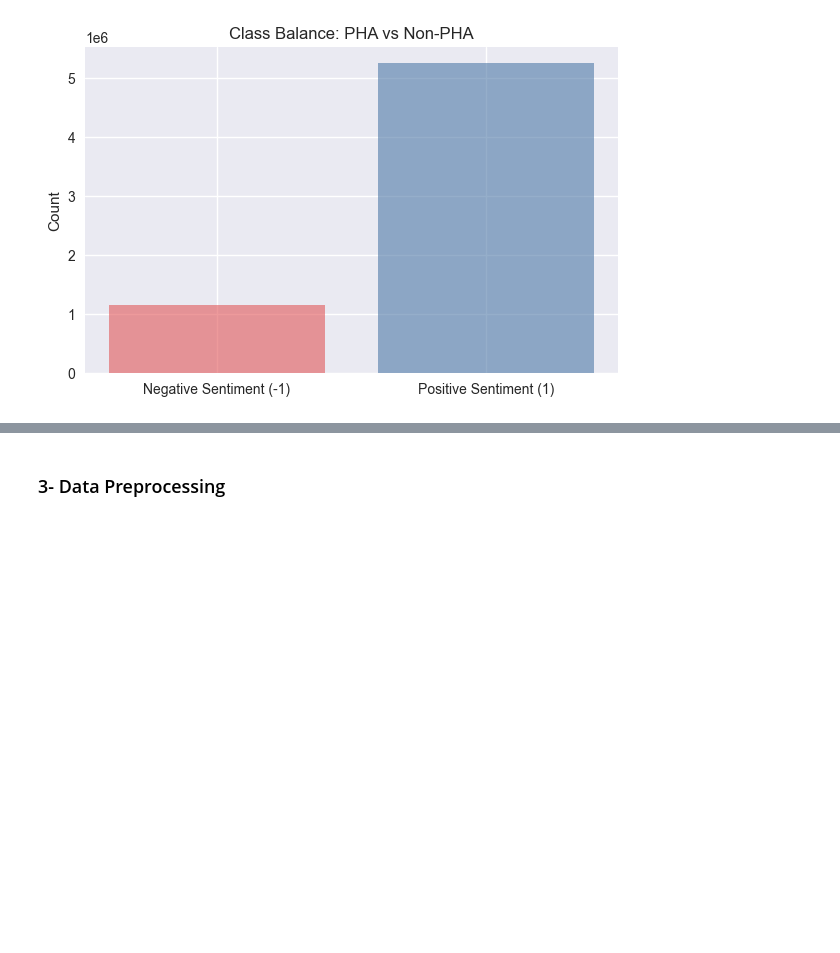
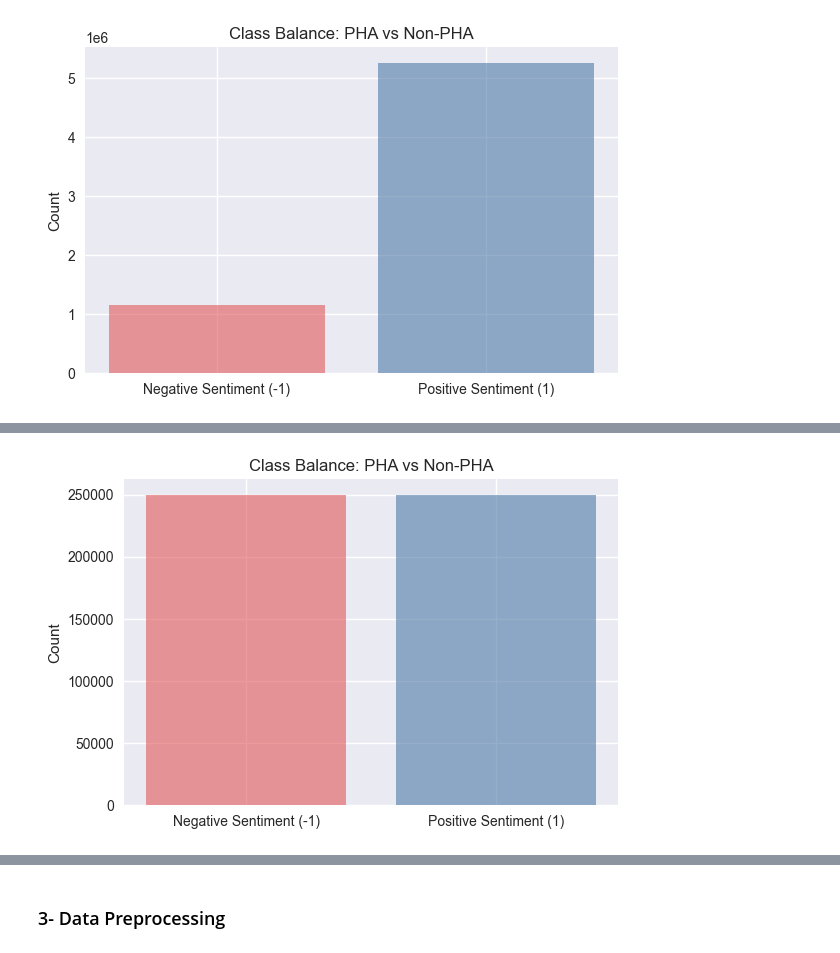
Before and after one commit to fatemalaali/nlp-game-reviews, a Jupyter notebook: game-sentiment-analysis.ipynb, the cells around one changed output, grey strips where cells are left out. Drawn from its saved outputs; the diff is of its cells as text; code cells hidden in the pictures; blank space fills up the shorter version.

Commit message:
eda and some data cleaning

```diff
--- a/game-sentiment-analysis.ipynb
+++ b/game-sentiment-analysis.ipynb
@@ -91,5 +100,5 @@ plt.savefig('figures/sentiment_class_balance.png')
 # %%
-def make_balanced_subset_500k(
+def make_balanced_subset(
     csv_path: str = "data/dataset.csv",
     score_col: str = "review_score",
     classes: tuple = (-1, 1),
@@ -159,13 +168,16 @@ def make_balanced_subset_500k(
 
     return balanced
 
-balanced_df = make_balanced_subset_500k(
+balanced_path = 'data/dataset_balanced_500k.csv'
+balanced_file = Path(balanced_path)
+
+balanced_df = (pd.read_csv(balanced_path) if balanced_file.exists() else make_balanced_subset(
     csv_path="data/dataset.csv",
     score_col="review_score",
     classes=(-1, 1),
     total_target=500_000,
     random_state=42,
-    save_path="data/dataset_balanced_500k.csv",
-    save_format="parquet",
+    save_path=balanced_path,
+    save_format='csv',
     oversample_if_needed=True,
-)
+))
@@ -176,0 +193,10 @@ Saved to data/dataset_balanced_500k.csv
+# %%
+fig, ax = plt.subplots(figsize=(6,4))
+counts = balanced_df[SENTIMENT].value_counts().sort_index()
+ax.bar(x=['Negative Sentiment (-1)', 'Positive Sentiment (1)'],height=counts.values, color=[NEGATIVE_SENTIMENT,POSITIVE_SENTIMENT], alpha=0.6)
+ax.set_title('Class Balance: PHA vs Non-PHA')
+ax.set_ylabel('Count')
+fig.tight_layout()
+plt.savefig('figures/sentiment_class_balance_balanced_df.png')
+# %% [output]
+[figure, added]
```
Also changed, not shown: parts of 20 cells of this notebook.
